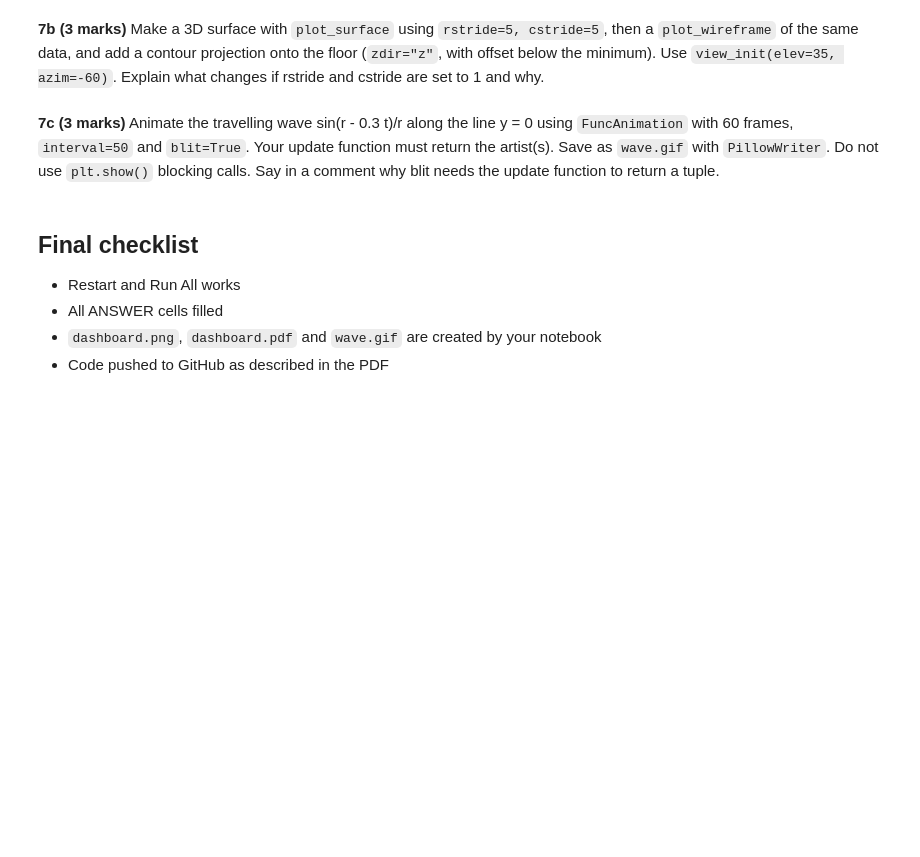
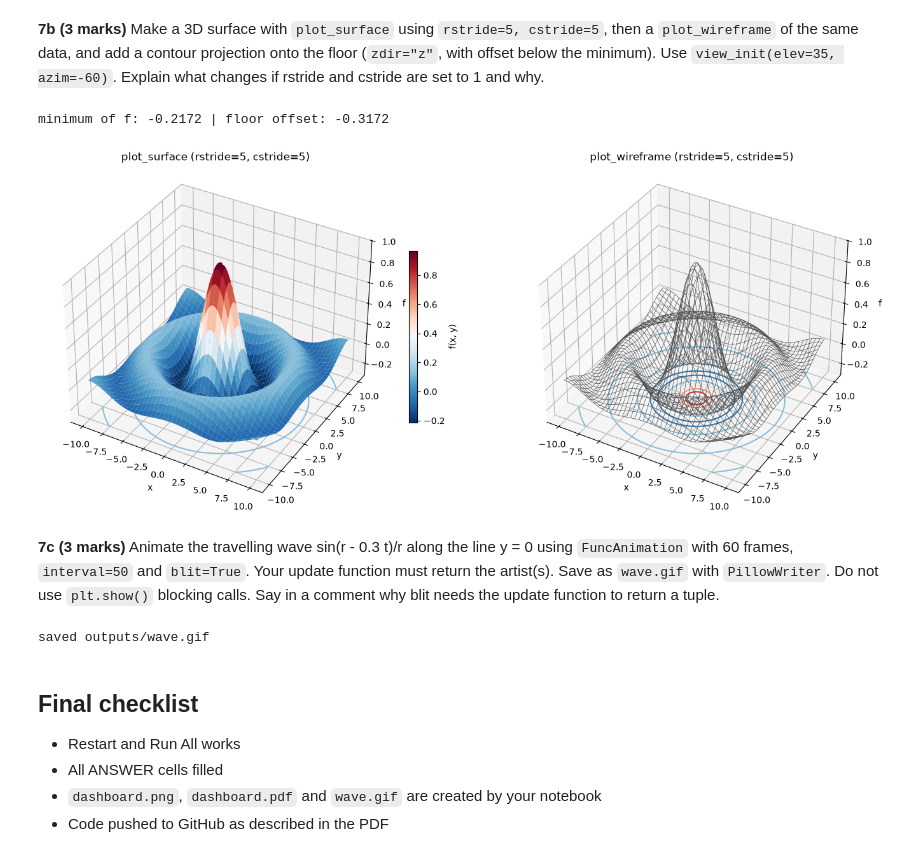
Before and after one commit to AlinaKhalil/PAI-A3-25F-0059, a Jupyter notebook: Assignment3_Programming_for_AI.ipynb, the cells around one changed output. Cells and saved outputs as stored; diff of their text form; code cells hidden in the pictures; blank space fills up the shorter version.

```diff
--- a/Assignment3_Programming_for_AI.ipynb
+++ b/Assignment3_Programming_for_AI.ipynb
@@ -512,11 +562,71 @@ Let f(x, y) = sin(r) / r with r = sqrt(x^2 + y^2) on x, y in [-10, 10].
 # %% [markdown]
 **7b (3 marks)** Make a 3D surface with `plot_surface` using `rstride=5, cstride=5`, then a `plot_wireframe` of the same data, and add a contour projection onto the floor (`zdir="z"`, with offset below the minimum). Use `view_init(elev=35, azim=-60)`. Explain what changes if rstride and cstride are set to 1 and why.
 # %%
-# YOUR CODE HERE
+floor = F.min() - 0.1
+print("minimum of f:", F.min().round(4), "| floor offset:", floor.round(4))
+
+fig = plt.figure(figsize=(14, 6))
+
+ax1 = fig.add_subplot(1, 2, 1, projection="3d")
+surf = ax1.plot_surface(X, Y, F, rstride=5, cstride=5, cmap="RdBu_r", linewidth=0)
+ax1.contour(X, Y, F, zdir="z", offset=floor, cmap="RdBu_r")
+fig.colorbar(surf, ax=ax1, shrink=0.5, label="f(x, y)")
+ax1.set_title("plot_surface (rstride=5, cstride=5)")
+
+ax2 = fig.add_subplot(1, 2, 2, projection="3d")
+ax2.plot_wireframe(X, Y, F, rstride=5, cstride=5, color="0.3", linewidth=0.5)
+ax2.contour(X, Y, F, zdir="z", offset=floor, cmap="RdBu_r")
+ax2.set_title("plot_wireframe (rstride=5, cstride=5)")
+
+for ax in (ax1, ax2):
+    ax.set_xlabel("x")
+    ax.set_ylabel("y")
+    ax.set_zlabel("f")
+    ax.set_zlim(floor, 1)
+    ax.view_init(elev=35, azim=-60)
+fig.tight_layout()
+# %% [output]
+minimum of f: -0.2172 | floor offset: -0.3172
+[figure, added]
 # %% [markdown]
 **7c (3 marks)** Animate the travelling wave sin(r - 0.3 t)/r along the line y = 0 using `FuncAnimation` with 60 frames, `interval=50` and `blit=True`. Your update function must return the artist(s). Save as `wave.gif` with `PillowWriter`. Do not use `plt.show()` blocking calls. Say in a comment why blit needs the update function to return a tuple.
 # %%
-# YOUR CODE HERE
+import os
+from matplotlib import animation
+
+x = np.linspace(-10, 10, 201)
+r = np.abs(x)
+safe_r = np.where(r == 0, 1.0, r)
+
+def wave(t):
+    return np.where(r == 0, np.nan, np.sin(r - 0.3 * t) / safe_r)
+
+fig, ax = plt.subplots(figsize=(7, 3.5))
+ax.set_xlim(-10, 10)
+ax.set_ylim(-1.5, 1.5)
+ax.set_xlabel("x (along y = 0)")
+ax.set_ylabel("sin(r - 0.3 t) / r")
+(line,) = ax.plot([], [], lw=2, color="C0")
+
+def init():
+    line.set_data([], [])
+    return (line,)
+
+def update(frame):
+    line.set_data(x, wave(frame))
+    # blit=True redraws only the artists that update() returns, so Matplotlib
+    # must be given them as a tuple/list it can loop over; returning (line,)
+    # tells it which artists changed, and a bare artist would not be iterable.
+    return (line,)
+
+anim = animation.FuncAnimation(fig, update, init_func=init, frames=60, interval=50, blit=True)
+
+os.makedirs("outputs", exist_ok=True)
+anim.save("outputs/wave.gif", writer=animation.PillowWriter(fps=20))
+plt.close(fig)
+print("saved outputs/wave.gif")
+# %% [output]
+saved outputs/wave.gif
 # %% [markdown]
 ## Final checklist
 - Restart and Run All works
```
Also changed, not shown: parts of 2 cells of this notebook, 1 other file.
